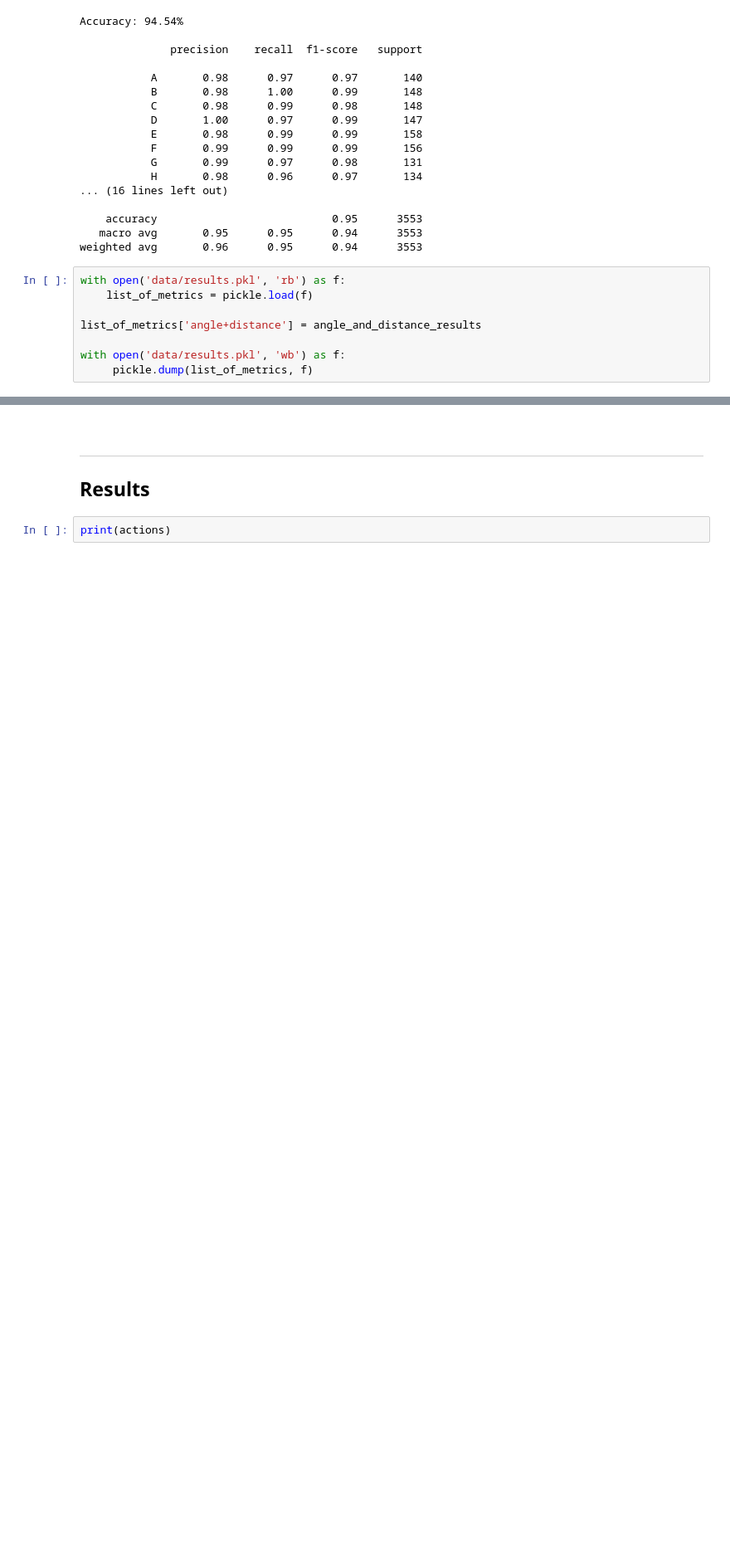
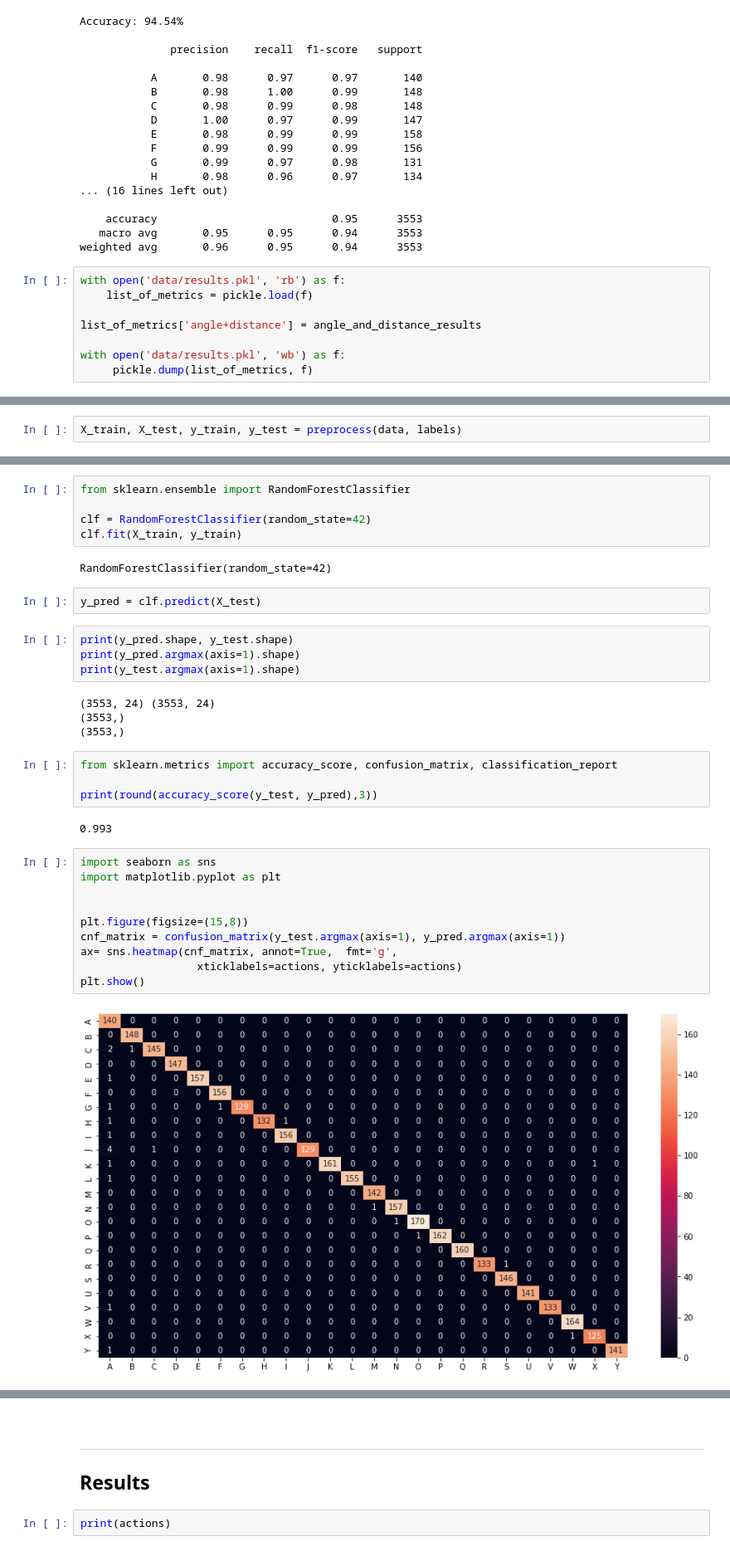
Before and after one commit to Srinivas-Natarajan/Gesture-Recognition-for-Sign-Language-Translation, a Jupyter notebook: ML/Model Training.ipynb, the cells around one changed output, grey strips where cells are left out. Shown at 83% size. Cells and saved outputs as stored; diff of their text form; blank space fills up the shorter version.

Commit message:
Random forest added

```diff
--- a/ML/Model Training.ipynb
+++ b/ML/Model Training.ipynb
@@ -567,0 +628,2 @@ with open('data/results.pkl', 'wb') as f:
+# %%
+X_train, X_test, y_train, y_test = preprocess(data, labels)
@@ -567,0 +641,35 @@ with open('data/results.pkl', 'wb') as f:
+# %%
+from sklearn.ensemble import RandomForestClassifier
+
+clf = RandomForestClassifier(random_state=42)
+clf.fit(X_train, y_train)
+# %% [output]
+RandomForestClassifier(random_state=42)
+# %%
+y_pred = clf.predict(X_test)
+# %%
+print(y_pred.shape, y_test.shape)
+print(y_pred.argmax(axis=1).shape)
+print(y_test.argmax(axis=1).shape)
+# %% [output]
+(3553, 24) (3553, 24)
+(3553,)
+(3553,)
+# %%
+from sklearn.metrics import accuracy_score, confusion_matrix, classification_report
+
+print(round(accuracy_score(y_test, y_pred),3))
+# %% [output]
+0.993
+# %%
+import seaborn as sns
+import matplotlib.pyplot as plt
+
+
+plt.figure(figsize=(15,8))
+cnf_matrix = confusion_matrix(y_test.argmax(axis=1), y_pred.argmax(axis=1))
+ax= sns.heatmap(cnf_matrix, annot=True,  fmt='g',
+                  xticklabels=actions, yticklabels=actions)
+plt.show()
+# %% [output]
+[figure, added]
```
Also changed, not shown: parts of 18 cells of this notebook, 2 other files.
